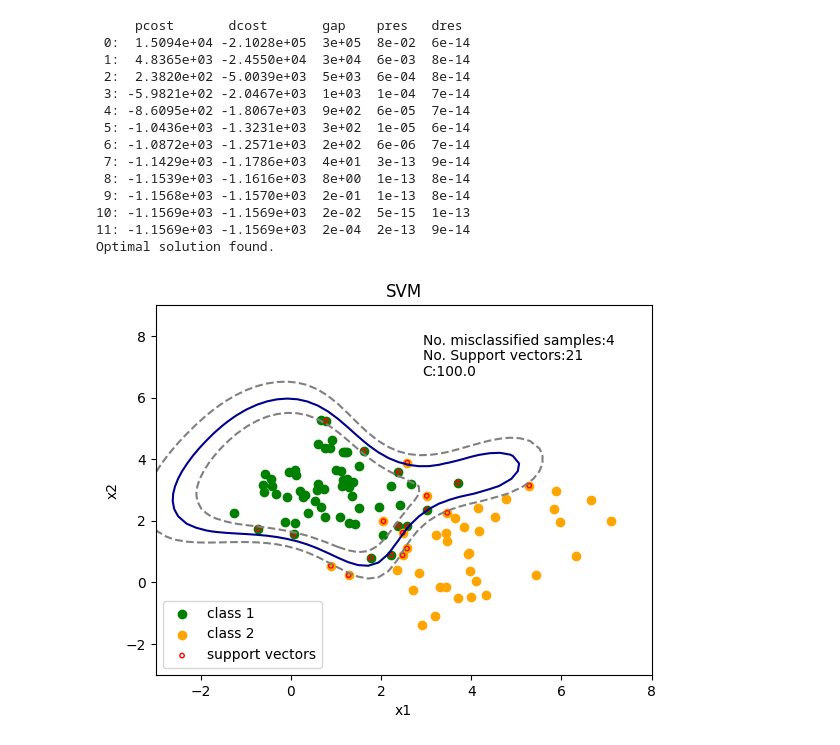
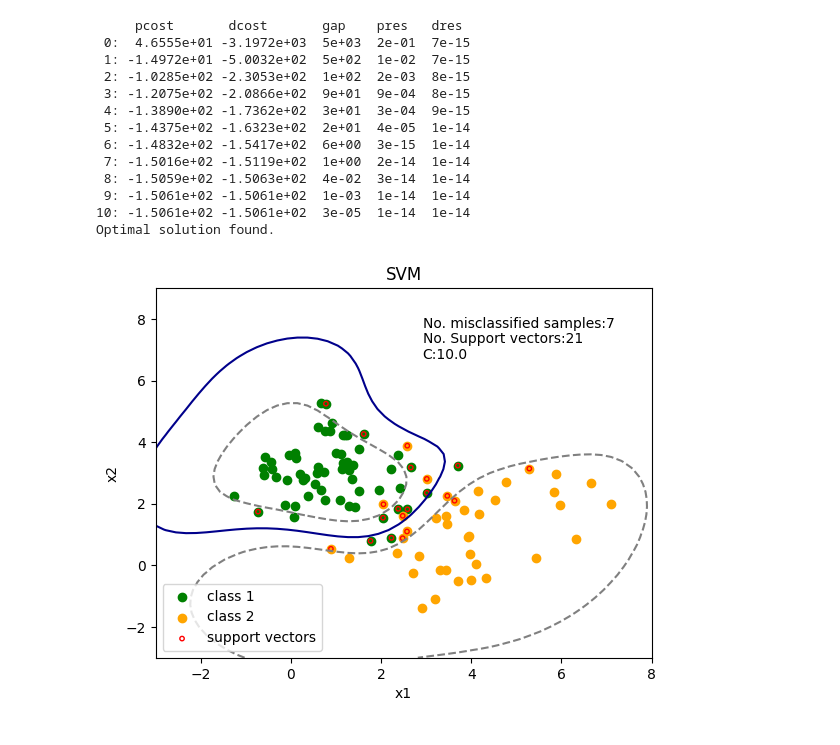
Before and after one commit to Alx-nder/ConvexOptimization_SupportVectorMachine, a Jupyter notebook: Radial basis function (non-linear separator)/test.ipynb, the cells around one changed output. Saved outputs shown, nothing was run; the diff lists cells and outputs as text; code cells hidden in the pictures.

Commit message:
save plots

```diff
--- a/Radial basis function (non-linear separator)/test.ipynb
+++ b/Radial basis function (non-linear separator)/test.ipynb
@@ -11,7 +11,7 @@ def gaussian_kernel(x, y, sigma=1.75):
 
 class SVM(object):
 
-    def __init__(self, kernel=gaussian_kernel, C=100.0):
+    def __init__(self, kernel=gaussian_kernel, C=10.0):
         self.kernel = kernel
         self.C = C
 
@@ -108,43 +108,42 @@ if __name__ == "__main__":
         plt.annotate(f'No. Support vectors:{len(clf.sv)} \nC:{clf.C}', xy=(6,4), xycoords='data',
             xytext=(-100,60), textcoords='offset points')
 
         plt.title("SVM")
         plt.xlabel("x1")
         plt.ylabel("x2")
         plt.legend(loc="lower left")
         plt.show()
 
     def test_non_linear():
         X1, y1, X2, y2 = get_data()
         X_train, y_train = split_train(X1, y1, X2, y2)
         X_test, y_test = split_test(X1, y1, X2, y2)
 
         clf = SVM(gaussian_kernel)
         clf.fit(X_train, y_train)
 
         y_predict = clf.predict(X_test)
         correct = np.sum(y_predict == y_test)
 
         plt.annotate(f'No. misclassified samples:{len(y_predict)-correct}', xy=(6,5), xycoords='data',
             xytext=(-100,60), textcoords='offset points')
 
         plot_contour(X_train[y_train==1], X_train[y_train==-1], clf)
 
 
     test_non_linear()
 # %% [output]
      pcost       dcost       gap    pres   dres
- 0:  1.5094e+04 -2.1028e+05  3e+05  8e-02  6e-14
- 1:  4.8365e+03 -2.4550e+04  3e+04  6e-03  8e-14
- 2:  2.3820e+02 -5.0039e+03  5e+03  6e-04  8e-14
- 3: -5.9821e+02 -2.0467e+03  1e+03  1e-04  7e-14
- 4: -8.6095e+02 -1.8067e+03  9e+02  6e-05  7e-14
- 5: -1.0436e+03 -1.3231e+03  3e+02  1e-05  6e-14
- 6: -1.0872e+03 -1.2571e+03  2e+02  6e-06  7e-14
- 7: -1.1429e+03 -1.1786e+03  4e+01  3e-13  9e-14
- 8: -1.1539e+03 -1.1616e+03  8e+00  1e-13  8e-14
- 9: -1.1568e+03 -1.1570e+03  2e-01  1e-13  8e-14
-10: -1.1569e+03 -1.1569e+03  2e-02  5e-15  1e-13
-11: -1.1569e+03 -1.1569e+03  2e-04  2e-13  9e-14
+ 0:  4.6555e+01 -3.1972e+03  5e+03  2e-01  7e-15
+ 1: -1.4972e+01 -5.0032e+02  5e+02  1e-02  7e-15
+ 2: -1.0285e+02 -2.3053e+02  1e+02  2e-03  8e-15
+ 3: -1.2075e+02 -2.0866e+02  9e+01  9e-04  8e-15
+ 4: -1.3890e+02 -1.7362e+02  3e+01  3e-04  9e-15
+ 5: -1.4375e+02 -1.6323e+02  2e+01  4e-05  1e-14
+ 6: -1.4832e+02 -1.5417e+02  6e+00  3e-15  1e-14
+ 7: -1.5016e+02 -1.5119e+02  1e+00  2e-14  1e-14
+ 8: -1.5059e+02 -1.5063e+02  4e-02  3e-14  1e-14
+ 9: -1.5061e+02 -1.5061e+02  1e-03  1e-14  1e-14
+10: -1.5061e+02 -1.5061e+02  3e-05  1e-14  1e-14
 Optimal solution found.
-[figure, old version]
+[figure, new version]
```
Also changed, not shown: 2 other files.
